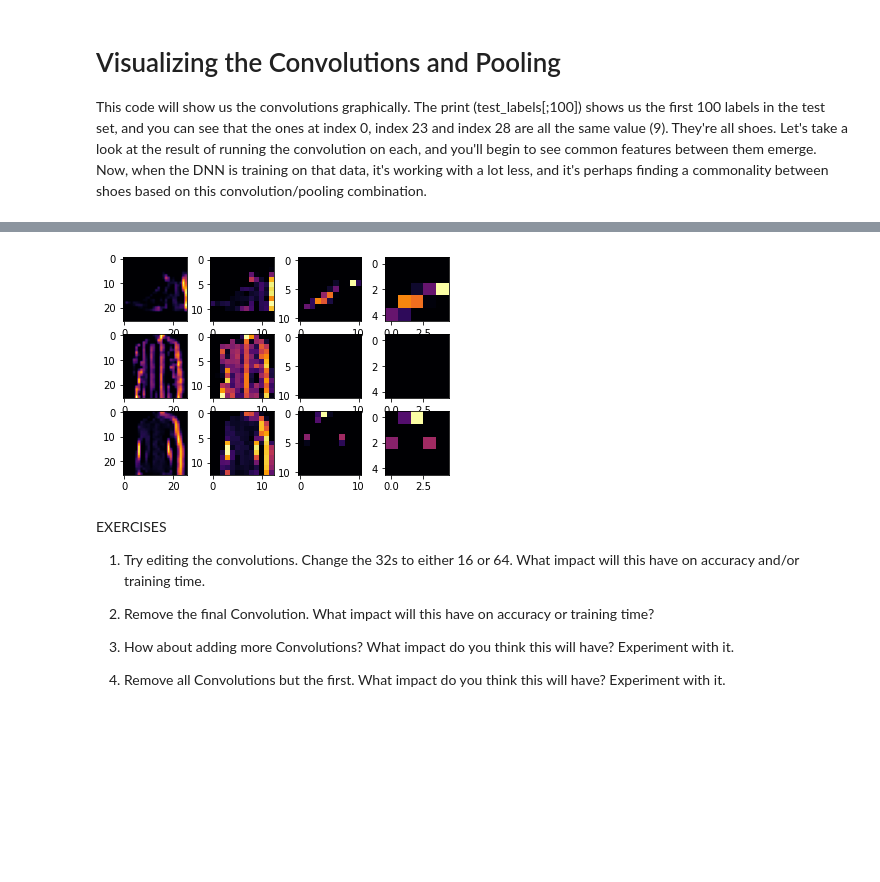
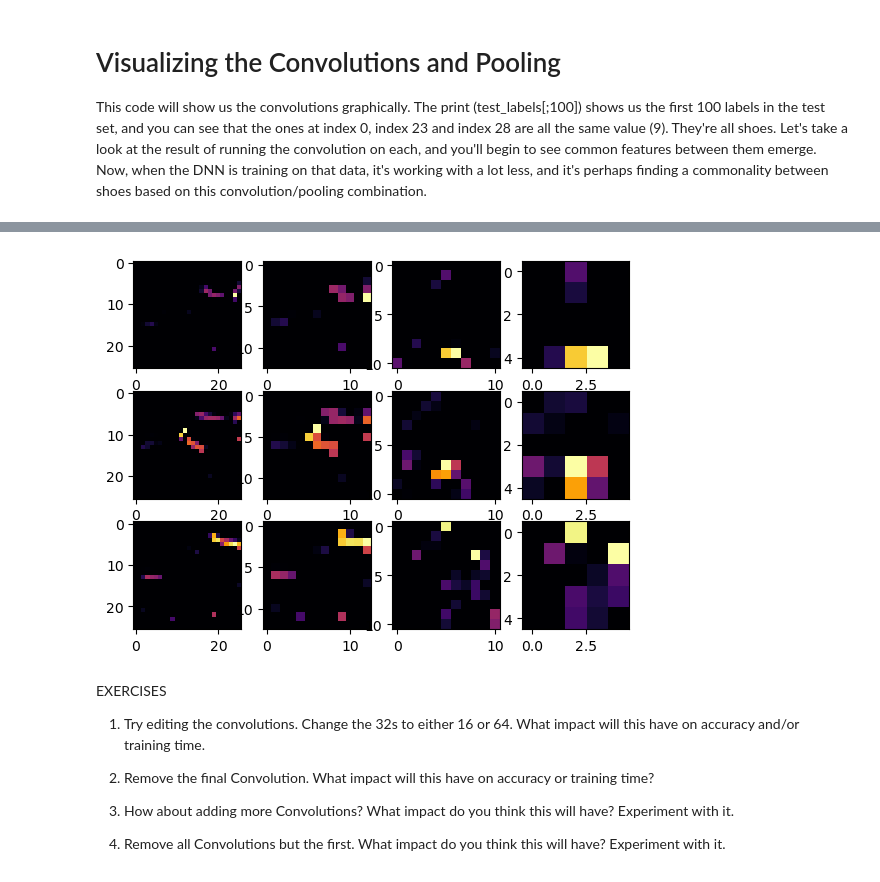
Before and after one commit to GoroCollins/machine-learning, a Jupyter notebook: Lab4-Using-Convolutions.ipynb, the cells around one changed output, grey strips where cells are left out. Cells and saved outputs as stored; diff of their text form; code cells hidden in the pictures; blank space fills up the shorter version.

```diff
--- a/Lab4-Using-Convolutions.ipynb
+++ b/Lab4-Using-Convolutions.ipynb
@@ -61,17 +50,18 @@ training_images=training_images / 255.0
 test_images = test_images.reshape(10000, 28, 28, 1)
 test_images=test_images/255.0
 model = tf.keras.models.Sequential([
-  tf.keras.layers.Conv2D(64, (3,3), activation='relu', input_shape=(28, 28, 1)),
-  tf.keras.layers.MaxPooling2D(2, 2),
-  tf.keras.layers.Conv2D(64, (3,3), activation='relu'),
-  tf.keras.layers.MaxPooling2D(2, 2),
-  tf.keras.layers.Flatten(),
-  tf.keras.layers.Dense(128, activation='relu'),
-  tf.keras.layers.Dense(10, activation='softmax')
-])
+  tf.keras.layers.Conv2D(64, (3,3), activation='relu', input_shape=(28, 28, 1), name='First_Conv'),
+  tf.keras.layers.MaxPooling2D((2, 2), name='First_Pool'),
+  tf.keras.layers.Conv2D(64, (3,3), activation='relu', name='Second_Conv'),
+  tf.keras.layers.MaxPooling2D((2, 2), name='Second_Pool'),
+  tf.keras.layers.Flatten(name='Flattening_Layer'),
+  tf.keras.layers.Dense(128, activation='relu', name='First_Dense'),
+  tf.keras.layers.Dense(10, activation='softmax', name='Final_layer')
+], name='Conv_Model')
 model.compile(optimizer='adam', loss='sparse_categorical_crossentropy', metrics=['accuracy'])
+#model.compile(loss=tf.keras.losses.SparseCategoricalCrossentropy(), optimizer=tf.keras.optimizers.Adam(), metrics=[tf.keras.metrics.SparseCategoricalAccuracy()])
 model.summary()
-model.fit(training_images, training_labels, epochs=5)
+model.fit(training_images, training_labels, epochs=5, verbose=False)
 test_loss = model.evaluate(test_images, test_labels)
 # %% [output]
 2.8.2
@@ -181,25 +173,25 @@ print(test_labels[:100])
 # %%
 import matplotlib.pyplot as plt
 f, axarr = plt.subplots(3,4)
 FIRST_IMAGE=0
-SECOND_IMAGE=7
-THIRD_IMAGE=26
+SECOND_IMAGE=23
+THIRD_IMAGE=28
 CONVOLUTION_NUMBER = 1
 from tensorflow.keras import models
 layer_outputs = [layer.output for layer in model.layers]
 activation_model = tf.keras.models.Model(inputs = model.input, outputs = layer_outputs)
 for x in range(0,4):
   f1 = activation_model.predict(test_images[FIRST_IMAGE].reshape(1, 28, 28, 1))[x]
   axarr[0,x].imshow(f1[0, : , :, CONVOLUTION_NUMBER], cmap='inferno')
   axarr[0,x].grid(False)
   f2 = activation_model.predict(test_images[SECOND_IMAGE].reshape(1, 28, 28, 1))[x]
   axarr[1,x].imshow(f2[0, : , :, CONVOLUTION_NUMBER], cmap='inferno')
   axarr[1,x].grid(False)
   f3 = activation_model.predict(test_images[THIRD_IMAGE].reshape(1, 28, 28, 1))[x]
   axarr[2,x].imshow(f3[0, : , :, CONVOLUTION_NUMBER], cmap='inferno')
   axarr[2,x].grid(False)
 # %% [output]
-[figure, old version]
+[figure, new version]
 # %% [markdown]
 EXERCISES
 
```
Also changed, not shown: parts of 8 cells of this notebook.
